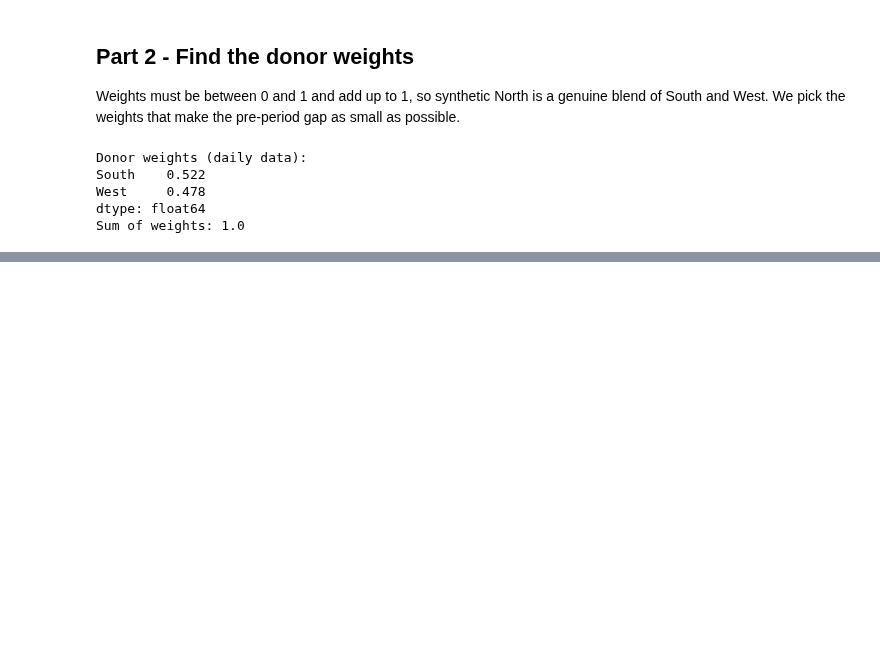
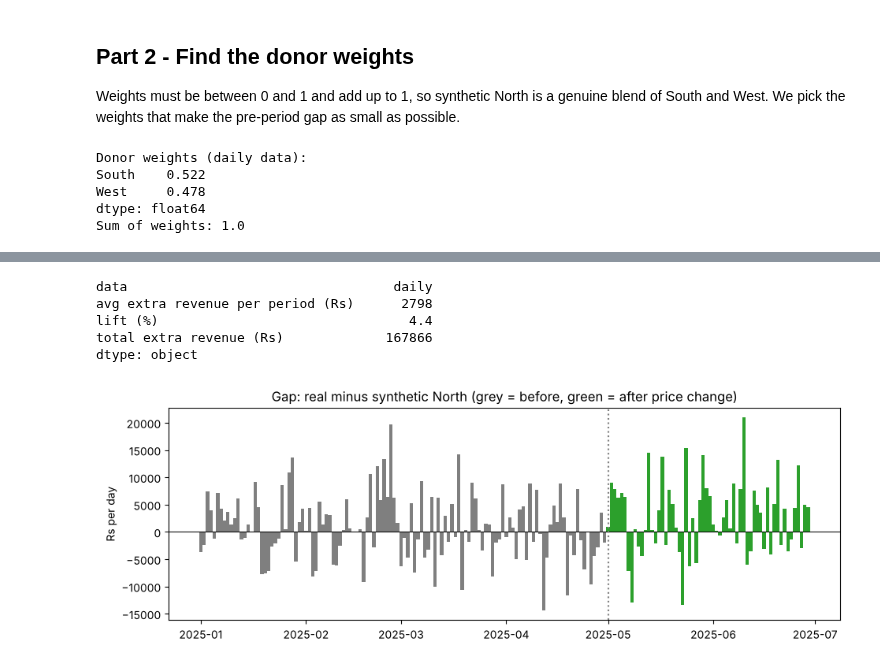
Before and after one commit to rharishwar6-hash/causal-inference-synthetic-control-pricing, a Jupyter notebook: 03_synthetic_control.ipynb, the cells around one changed output, grey strips where cells are left out. Saved outputs shown, nothing was run; the diff lists cells and outputs as text; code cells hidden in the pictures; blank space fills up the shorter version.

```diff
--- a/03_synthetic_control.ipynb
+++ b/03_synthetic_control.ipynb
@@ -83,0 +119,29 @@ Sum of weights: 1.0
+# %%
+def effect_summary(s, label):
+    post = s[s["post"]]
+    avg_gap = post["gap"].mean()
+    pct = avg_gap / post["synthetic"].mean()
+    return pd.Series({"data": label,
+                      "avg extra revenue per period (Rs)": round(avg_gap),
+                      "lift (%)": round(pct * 100, 1),
+                      "total extra revenue (Rs)": round(post["gap"].sum())})
+
+daily_result = effect_summary(synth_daily, "daily")
+daily_result
+# %% [output]
+data                                  daily
+avg extra revenue per period (Rs)      2798
+lift (%)                                4.4
+total extra revenue (Rs)             167866
+dtype: object
+# %%
+fig, ax = plt.subplots(figsize=(11, 3.5))
+ax.bar(synth_daily.index, synth_daily["gap"],
+       color=np.where(synth_daily["post"], "tab:green", "tab:grey"), width=1)
+ax.axhline(0, color="black", linewidth=0.8)
+ax.axvline(TREATMENT_DATE, color="grey", linestyle=":")
+ax.set_title("Gap: real minus synthetic North (grey = before, green = after price change)")
+ax.set_ylabel("Rs per day")
+plt.show()
+# %% [output]
+[figure, added]
```
Also changed, not shown: parts of 4 cells of this notebook.
